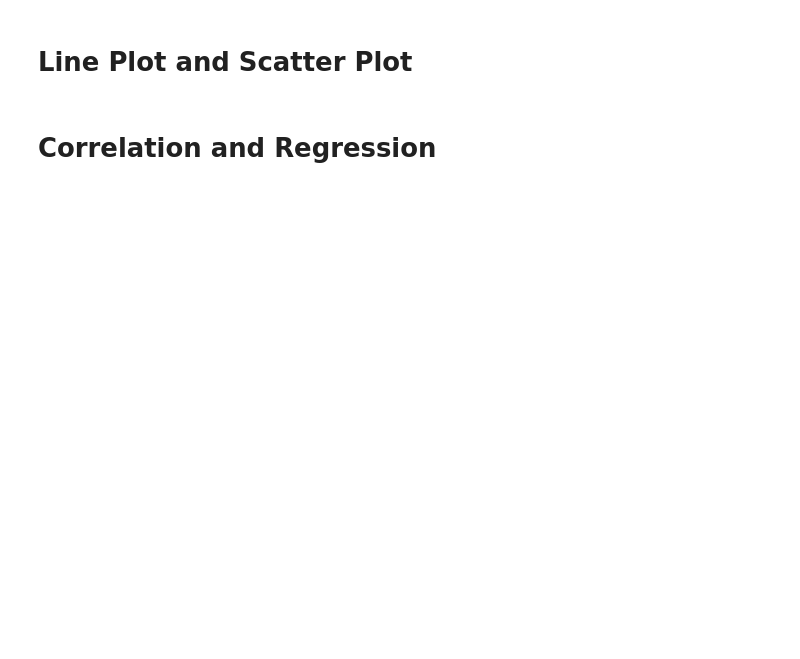
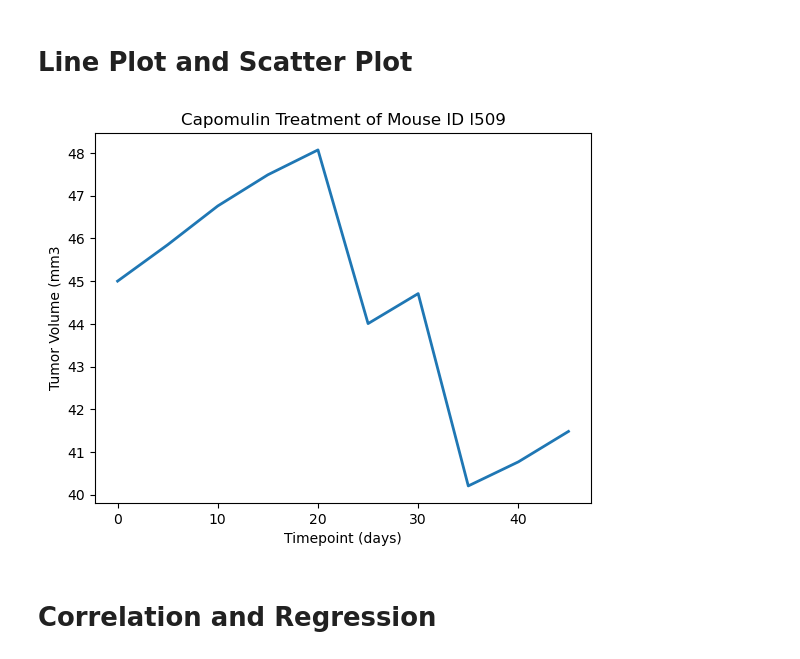
Before and after one commit to jovanecano/pymacueticals-inc---project-5, a Jupyter notebook: Starter_Code/Pymaceuticals/data/pymacueticals project file.ipynb, the cells around one changed output. Drawn from its saved outputs; the diff is of its cells as text; code cells hidden in the pictures; blank space fills up the shorter version.

```diff
--- a/Starter_Code/Pymaceuticals/data/pymacueticals project file.ipynb
+++ b/Starter_Code/Pymaceuticals/data/pymacueticals project file.ipynb
@@ -309,4 +309,18 @@ plt.show()
 # %% [markdown]
 # Line Plot and Scatter Plot
+# %%
+#created a new df called line_plot for chart
+line_plot = cleaned_mice.loc[cleaned_mice["Mouse ID"] == "l509",:]
+xaxis = line_plot["Timepoint"]
+yaxis = line_plot["Tumor Volume (mm3)"]
+
+plt.title('Capomulin Treatment of Mouse ID l509')
+plt.plot(xaxis, yaxis, linewidth=2, markersize=12)
+plt.xlabel("Timepoint (days)")
+plt.ylabel("Tumor Volume (mm3")
+
+plt.show()
+# %% [output]
+[figure, added]
 # %% [markdown]
 # Correlation and Regression
```
Also changed, not shown: parts of 4 cells of this notebook.
